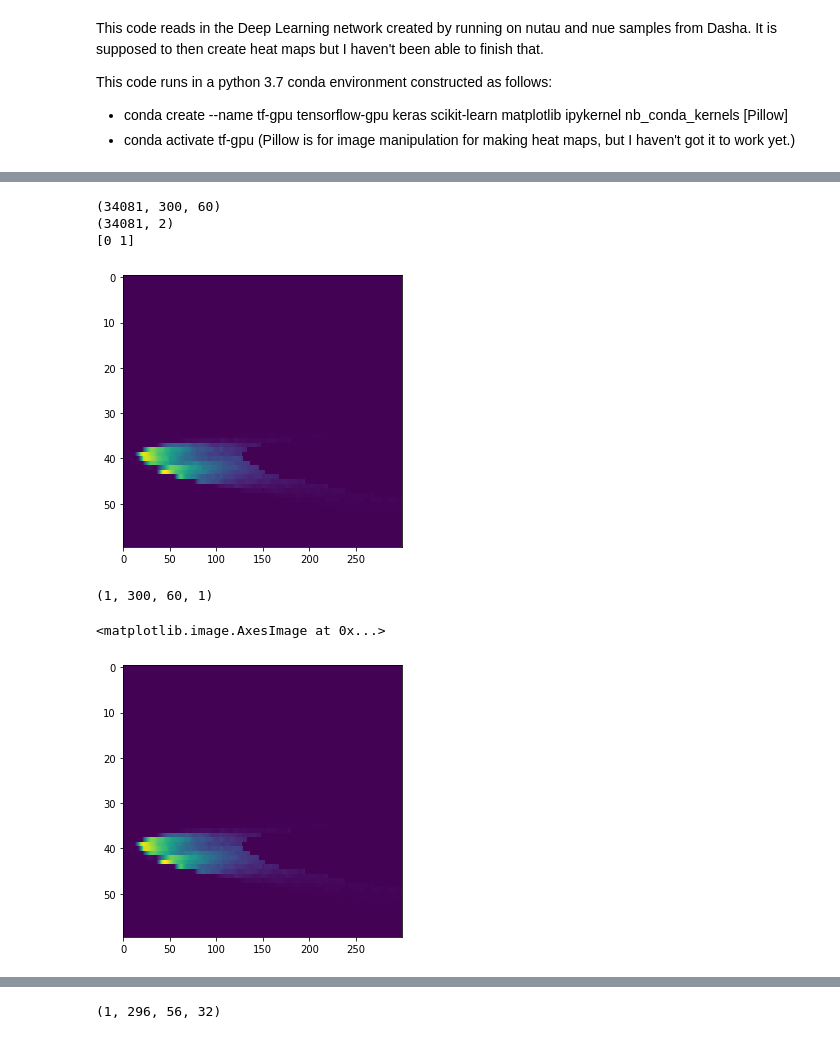
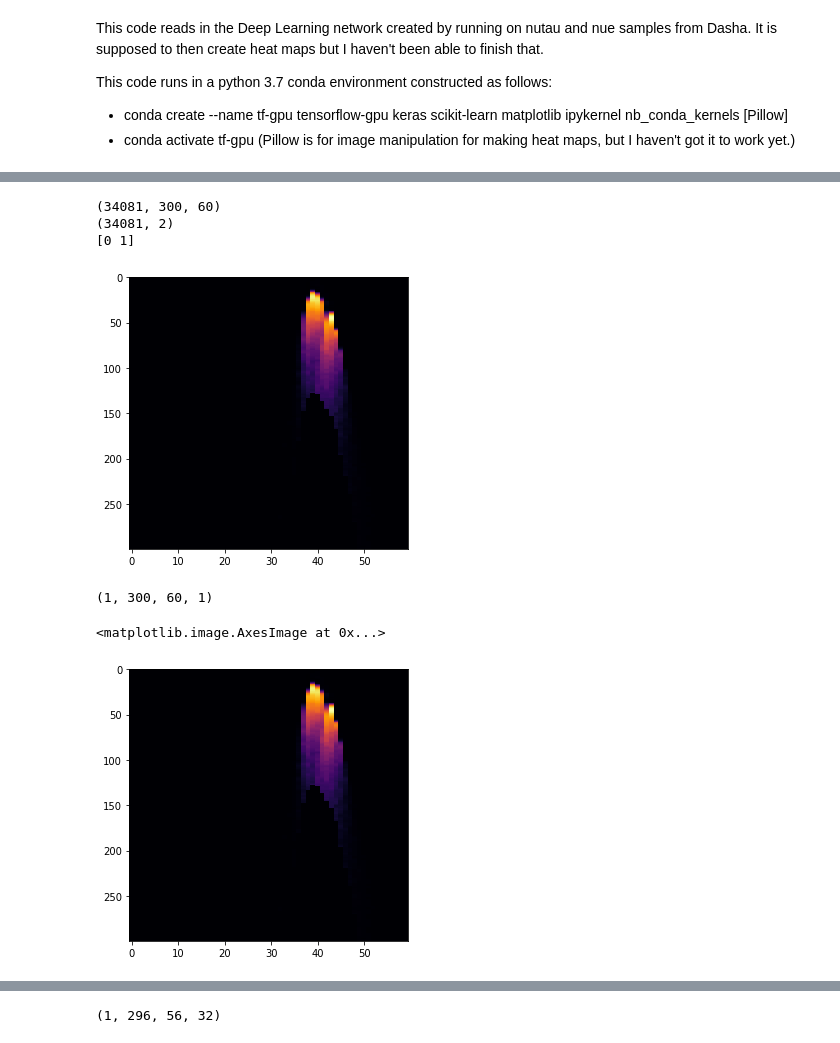
Before and after one commit to dpankova/DoublePulse, a Jupyter notebook: notebooks/Doug/DL_checks.ipynb, the cells around one changed output, grey strips where cells are left out. Saved outputs shown, nothing was run; the diff lists cells and outputs as text; code cells hidden in the pictures.

```diff
--- a/notebooks/Doug/DL_checks.ipynb
+++ b/notebooks/Doug/DL_checks.ipynb
@@ -58,10 +61,10 @@ data_d = []
 data_s = []
 
 for i in range(0,10):
-    name_dd = "/home/dup193/work/double_pulse//data/Tau05to15PeV_00{0}_data.npy".format(i)
-    name_di = "/home/dup193/work/double_pulse//data/Tau05to15PeV_00{0}_info.pkl".format(i)
-    name_sd = "/home/dup193/work/double_pulse//data/Electron05to15PeV_00{0}_data.npy".format(i)
-    name_si = "/home/dup193/work/double_pulse//data/Electron05to15PeV_00{0}_info.pkl".format(i)
+    name_dd = "/home/dup193/work/double_pulse/data/first_attemp_data/Tau05to15PeV_00{0}_data.npy".format(i)
+    name_di = "/home/dup193/work/double_pulse/data/first_attemp_data/Tau05to15PeV_00{0}_info.pkl".format(i)
+    name_sd = "/home/dup193/work/double_pulse/data/first_attemp_data/Electron05to15PeV_00{0}_data.npy".format(i)
+    name_si = "/home/dup193/work/double_pulse/data/first_attemp_data/Electron05to15PeV_00{0}_info.pkl".format(i)
     info_d_temp = pickle.load(open(name_di, "rb"))
     info_s_temp = pickle.load(open(name_si, "rb"))
     data_d_temp = np.load(name_dd ,allow_pickle=True,encoding='bytes')
@@ -82,17 +85,17 @@ label_s = np.array(label_s)
 # %%
 data = np.concatenate((data_d, data_s), axis = 0)
 label = np.concatenate((label_d, label_s), axis = 0)
 print(data.shape)
-fig = plt.figure(figsize=(5, 5))
+fig = plt.figure(figsize=(5, 5),facecolor='w')
 ax = fig.add_subplot(111)
-ax.imshow(data[2].transpose(), interpolation='nearest', aspect='auto', cmap= 'viridis')
+ax.imshow(data[2], interpolation='nearest', aspect='auto', cmap= 'inferno')
 print(label.shape)
 print(label[2])
 # %% [output]
 (34081, 300, 60)
 (34081, 2)
 [0 1]
-[figure, old version]
+[figure, new version]
 # %%
 data = data.reshape((len(data),300,60,1))
 data = data.astype('float32')/10**-8
@@ -102,8 +105,8 @@ print(tensor.shape)
 im = tensor.reshape(300,60)
 fig = plt.figure(figsize=(5,5))
 ax = fig.add_subplot(111)
-ax.imshow(im.transpose(), interpolation='nearest', aspect='auto', cmap= 'viridis')
+ax.imshow(im, interpolation='nearest', aspect='auto', cmap= 'inferno')
 # %% [output]
 (1, 300, 60, 1)
 <matplotlib.image.AxesImage at 0x...>
-[figure, old version]
+[figure, new version]
```
Also changed, not shown: parts of 9 cells of this notebook, 21 other files.
